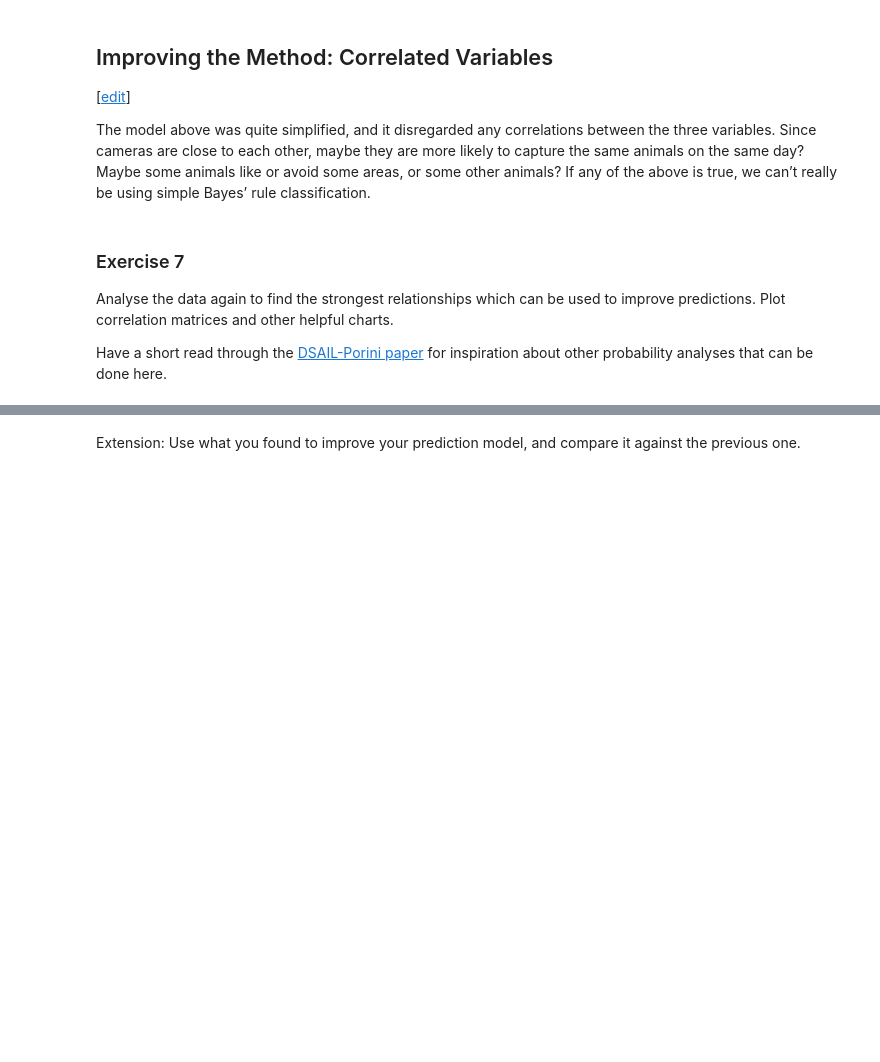
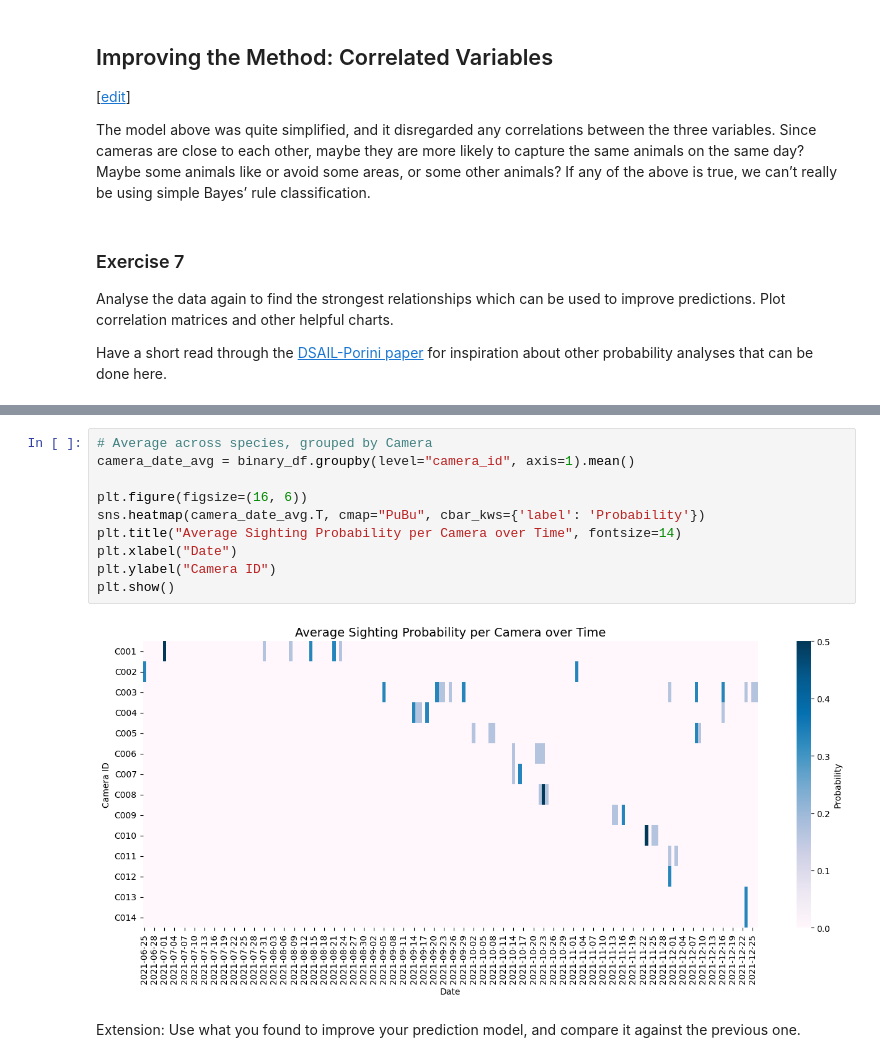
Before and after one commit to will-genius/mlfcworkshop, a Jupyter notebook: _notebooks/03-dataset-joining-practical.ipynb, the cells around one changed output, grey strips where cells are left out. Saved outputs shown, nothing was run; the diff lists cells and outputs as text; blank space fills up the shorter version.

```diff
--- a/_notebooks/03-dataset-joining-practical.ipynb
+++ b/_notebooks/03-dataset-joining-practical.ipynb
@@ -757,3 +819,15 @@ for inspiration about other probability analyses that can be done here.
+# %%
+# Average across species, grouped by Camera
+camera_date_avg = binary_df.groupby(level="camera_id", axis=1).mean()
+
+plt.figure(figsize=(16, 6))
+sns.heatmap(camera_date_avg.T, cmap="PuBu", cbar_kws={'label': 'Probability'})
+plt.title("Average Sighting Probability per Camera over Time", fontsize=14)
+plt.xlabel("Date")
+plt.ylabel("Camera ID")
+plt.show()
+# %% [output]
+[figure, added]
 # %% [markdown]
 Extension: Use what you found to improve your prediction model, and
 compare it against the previous one.
```
Also changed, not shown: parts of 12 cells of this notebook.
